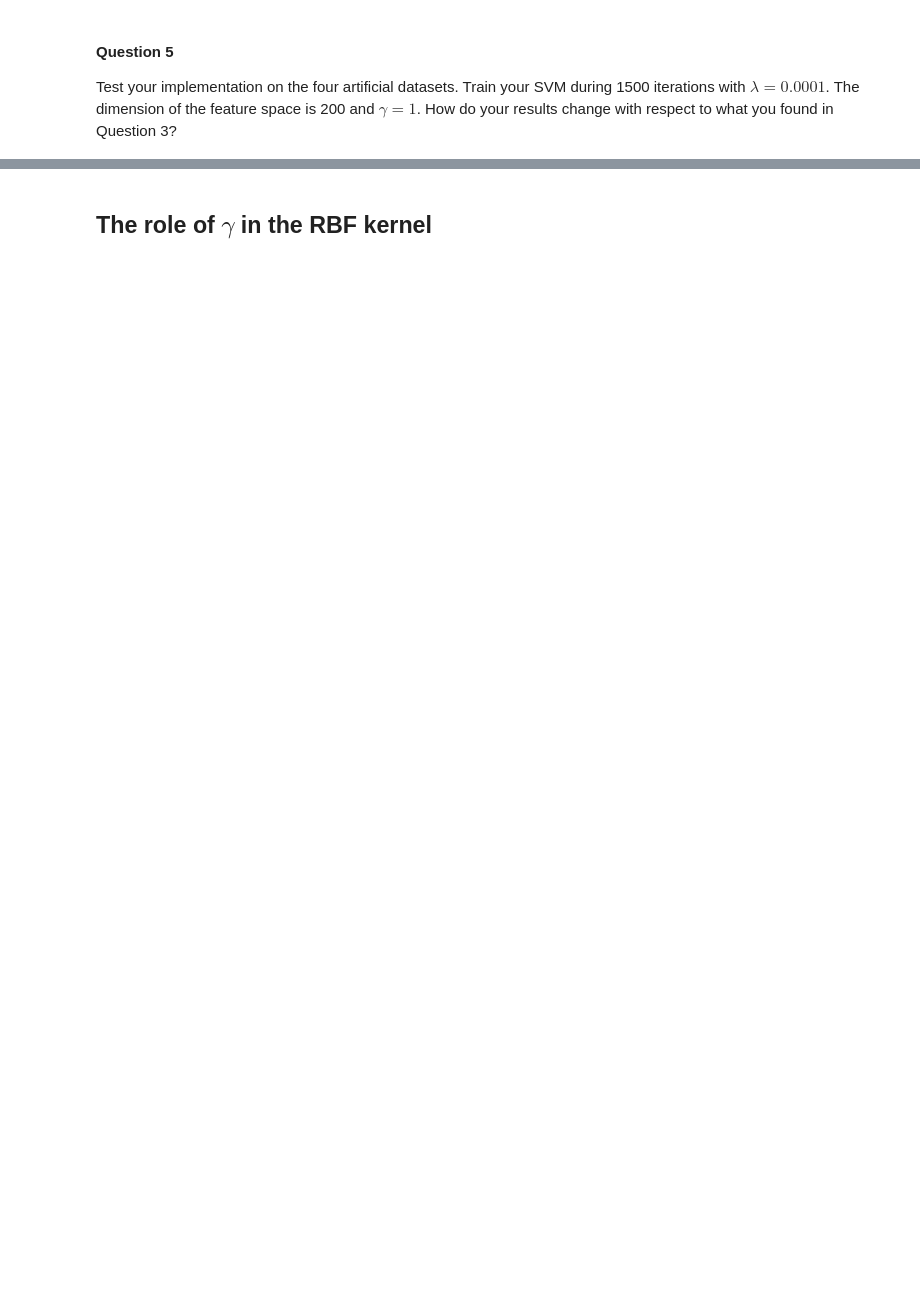
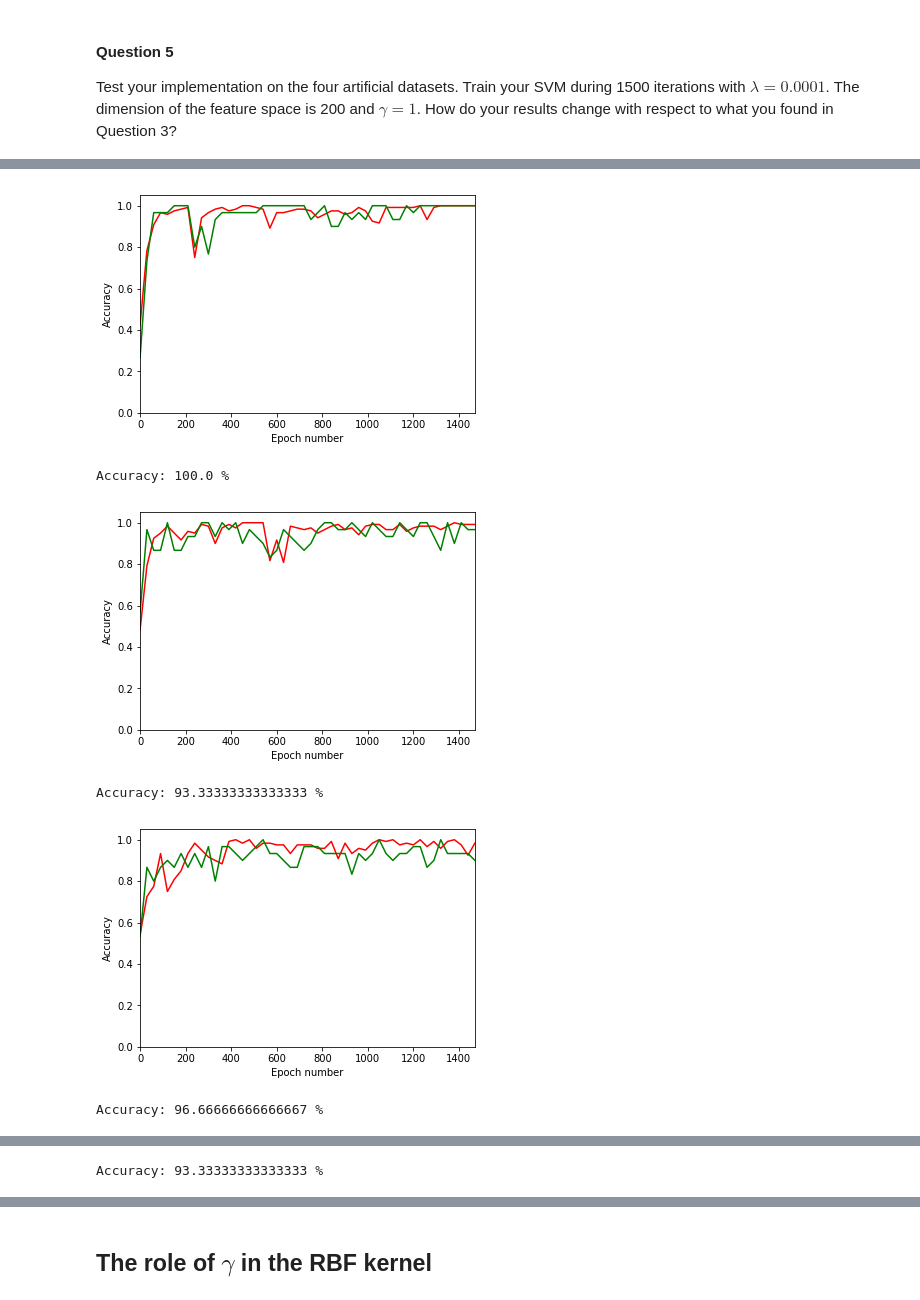
Before and after one commit to weichuan41/MALIS, a Jupyter notebook: LAB_3/lab3_svm_students.ipynb, the cells around one changed output, grey strips where cells are left out. Drawn from its saved outputs; the diff is of its cells as text; code cells hidden in the pictures; blank space fills up the shorter version.

```diff
--- a/LAB_3/lab3_svm_students.ipynb
+++ b/LAB_3/lab3_svm_students.ipynb
@@ -166,8 +236,8 @@ import random
 class FeaturesMap:
 
     def __init__(self, dim, old_dim, gamma):
-        mean = ### IMPLEMENTATION REQUIRED ###
-        cov = ### IMPLEMENTATION REQUIRED ###
+        mean = np.zeros(old_dim) #
+        cov = 2 * old_dim * gamma * np.eye(old_dim) #
         self.dim = dim
         self.omega = [np.random.multivariate_normal(mean, cov) for _ in range(dim)]
         self.b = [random.random()*2*PI for _ in range(dim)]
@@ -178,7 +248,8 @@ class FeaturesMap:
         for x in dataset.input:
             new_feats = []
             for i in range(self.dim):
-                feat = ### IMPLEMENTATION REQUIRED ###
+                # [cos(dot_product(w1, x) + b1), ..., cos(dot_product(wD, x) + bD)]
+                feat = np.cos(np.dot(self.omega[i], x)+self.b[i])
                 new_feats.append(feat)
             new_feats = np.array(new_feats)
             new_feats *= np.sqrt(2/self.dim)
@@ -214,0 +266,72 @@ Write your comments in this cell.
+# %%
+from utils import Dataset
+
+# Tests on dataset1
+datafile = "data/dataset1_train.txt"
+data = Dataset(datafile)
+test_datafile = "data/dataset1_test.txt"
+test_data = Dataset(test_datafile)
+
+features_map = FeaturesMap(200, 2, 1)
+new_data = features_map(data)
+new_test_data = features_map(test_data)
+
+svm = SVM(new_data, new_test_data)
+svm.train(1500, 0.0001)
+svm.make_plot() # Train accuracy in red, test accuracy in green
+svm.print_accuracy()
+
+# Tests on other datasets
+# Tests on dataset2
+datafile = "data/dataset2_train.txt"
+data = Dataset(datafile)
+test_datafile = "data/dataset2_test.txt"
+test_data = Dataset(test_datafile)
+
+features_map = FeaturesMap(200, 2, 1)
+new_data = features_map(data)
+new_test_data = features_map(test_data)
+
+svm = SVM(new_data, new_test_data)
+svm.train(1500, 0.0001)
+svm.make_plot() # Train accuracy in red, test accuracy in green
+svm.print_accuracy()
+
+
+# Tests on dataset3
+datafile = "data/dataset3_train.txt"
+data = Dataset(datafile)
+test_datafile = "data/dataset3_test.txt"
+test_data = Dataset(test_datafile)
+
+features_map = FeaturesMap(200, 2, 1)
+new_data = features_map(data)
+new_test_data = features_map(test_data)
+
+svm = SVM(new_data, new_test_data)
+svm.train(1500, 0.0001)
+svm.make_plot() # Train accuracy in red, test accuracy in green
+svm.print_accuracy()
+
+
+# Tests on dataset4
+datafile = "data/dataset4_train.txt"
+data = Dataset(datafile)
+test_datafile = "data/dataset4_test.txt"
+test_data = Dataset(test_datafile)
+
+features_map = FeaturesMap(200, 2, 1)
+new_data = features_map(data)
+new_test_data = features_map(test_data)
+
+svm = SVM(new_data, new_test_data)
+svm.train(1500, 0.0001)
+svm.make_plot() # Train accuracy in red, test accuracy in green
+svm.print_accuracy()
+# %% [output]
+[figure, added]
+Accuracy: 100.0 %
+[figure, added]
+Accuracy: 93.33333333333333 %
+[figure, added]
+Accuracy: 96.66666666666667 %
@@ -214,0 +339 @@ Write your comments in this cell.
+Accuracy: 93.33333333333333 %
```
Also changed, not shown: parts of 36 cells of this notebook, 2 other files.
